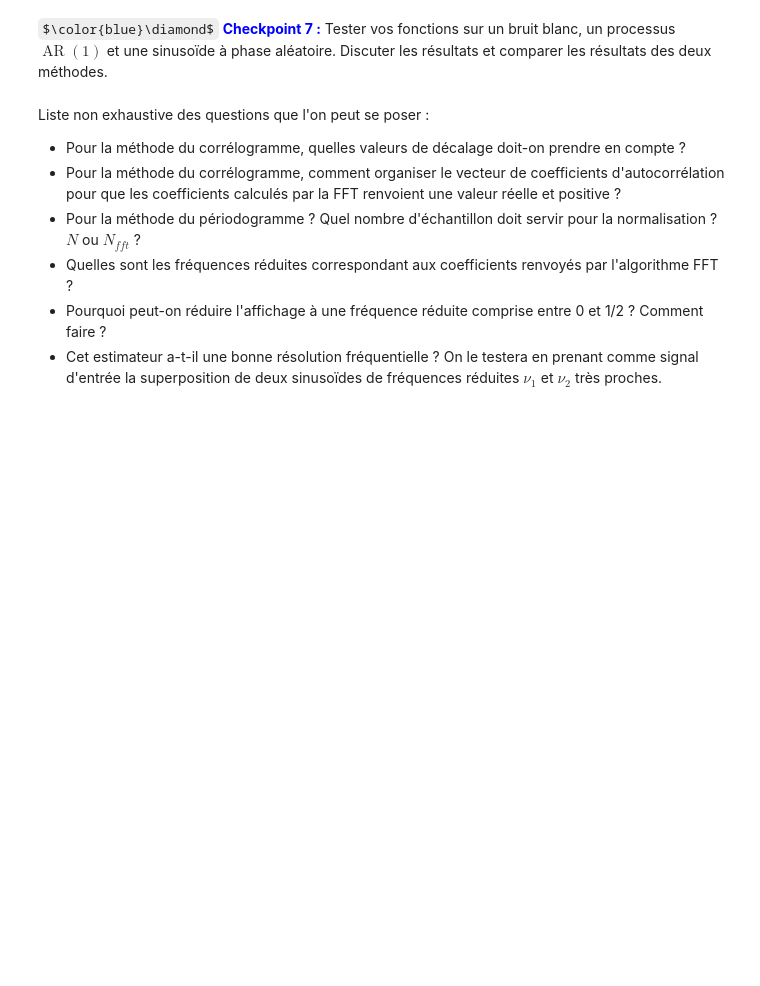
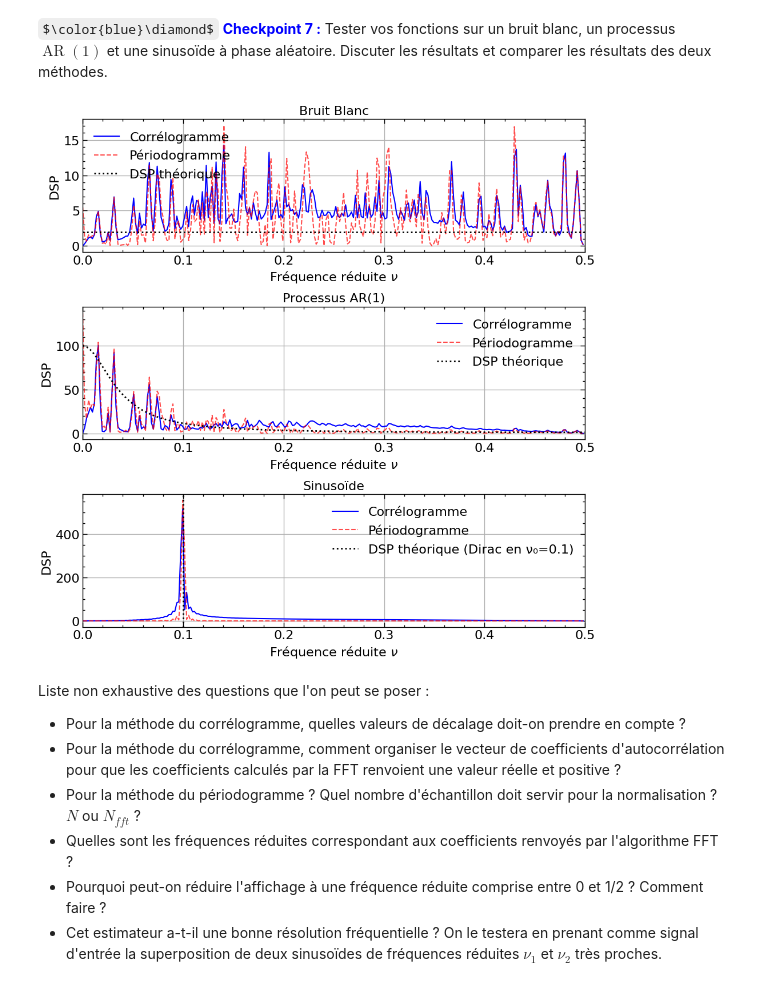
Before and after one commit to Nameless0l/Tp_MSA_2026_ENSEA, a Jupyter notebook: msa_lab_2025.ipynb, the cells around one changed output. Saved outputs shown, nothing was run; the diff lists cells and outputs as text; code cells hidden in the pictures; some formulas as TeX source; blank space fills up the shorter version.

```diff
--- a/msa_lab_2025.ipynb
+++ b/msa_lab_2025.ipynb
@@ -710,8 +726,74 @@ def psdestimator_per(X: np.ndarray, Nfft: int):
     nu : np.ndarray
         vector of corresponding normalized frequency values
     """
+    N = len(X)
+
+    X_fft = fft(X, n=Nfft)
+
+    PSD = (np.abs(X_fft)**2) / N
+
+    nu = fftfreq(Nfft)
+
+    positive_freqs = nu >= 0
+    PSD = PSD[positive_freqs]
+    nu = nu[positive_freqs]
+
+    return PSD, nu
 # %% [markdown]
 $\color{blue}\diamond$ <span style="color:blue"> **Checkpoint 7 :** </span> Tester vos fonctions sur un bruit blanc, un processus $\operatorname{AR}(1)$ et une sinusoïde à phase aléatoire. Discuter les résultats et comparer les résultats des deux méthodes.
+# %%
+Nfft = 512
+
+PSD_bb_corr, nu_bb_corr = psdestimator_corr(bruit_blanc, Nfft)
+PSD_bb_per, nu_bb_per = psdestimator_per(bruit_blanc, Nfft)
+
+PSD_ar_corr, nu_ar_corr = psdestimator_corr(ar1, Nfft)
+PSD_ar_per, nu_ar_per = psdestimator_per(ar1, Nfft)
+
+PSD_sin_corr, nu_sin_corr = psdestimator_corr(sinusoide, Nfft)
+PSD_sin_per, nu_sin_per = psdestimator_per(sinusoide, Nfft)
+
+nu_theo = np.linspace(0, 0.5, 1000)
+PSD_bb_theo = np.ones_like(nu_theo) * sigma_b
+PSD_ar_theo = sigma_e**2 / np.abs(1 - a * np.exp(-1j * 2 * np.pi * nu_theo))**2
+
+fig, axs = plt.subplots(3, 1, figsize=(10, 10))
+
+axs[0].plot(nu_bb_corr, PSD_bb_corr, 'b-', label='Corrélogramme', linewidth=1.5)
+axs[0].plot(nu_bb_per, PSD_bb_per, 'r--', label='Périodogramme', linewidth=1.5, alpha=0.7)
+axs[0].plot(nu_theo, PSD_bb_theo, 'k:', label='DSP théorique', linewidth=2)
+axs[0].set_xlabel(r'Fréquence réduite $\nu$')
+axs[0].set_ylabel('DSP')
+axs[0].set_title('Bruit Blanc')
+axs[0].legend()
+axs[0].grid(True)
+axs[0].set_xlim([0, 0.5])
+
+axs[1].plot(nu_ar_corr, PSD_ar_corr, 'b-', label='Corrélogramme', linewidth=1.5)
+axs[1].plot(nu_ar_per, PSD_ar_per, 'r--', label='Périodogramme', linewidth=1.5, alpha=0.7)
+axs[1].plot(nu_theo, PSD_ar_theo, 'k:', label='DSP théorique', linewidth=2)
+axs[1].set_xlabel(r'Fréquence réduite $\nu$')
+axs[1].set_ylabel('DSP')
+axs[1].set_title('Processus AR(1)')
+axs[1].legend()
+axs[1].grid(True)
+axs[1].set_xlim([0, 0.5])
+
+axs[2].plot(nu_sin_corr, PSD_sin_corr, 'b-', label='Corrélogramme', linewidth=1.5)
+axs[2].plot(nu_sin_per, PSD_sin_per, 'r--', label='Périodogramme', linewidth=1.5, alpha=0.7)
+axs[2].axvline(nu_0, color='k', linestyle=':', linewidth=2, label=f'DSP théorique (Dirac en ν₀={nu_0})')
+axs[2].set_xlabel(r'Fréquence réduite $\nu$')
+axs[2].set_ylabel('DSP')
+axs[2].set_title('Sinusoïde')
+axs[2].legend()
+axs[2].grid(True)
+axs[2].set_xlim([0, 0.5])
+
+plt.tight_layout()
+plt.savefig('figures/dsp_comparaison_methodes.png', dpi=300, bbox_inches='tight')
+plt.show()
+# %% [output]
+[figure, added]
 # %% [markdown]
 Liste non exhaustive des questions que l'on peut se poser :
 - Pour la méthode du corrélogramme, quelles valeurs de décalage doit-on prendre en compte ?
```
Also changed, not shown: parts of 1 cell of this notebook, 3 other files.
